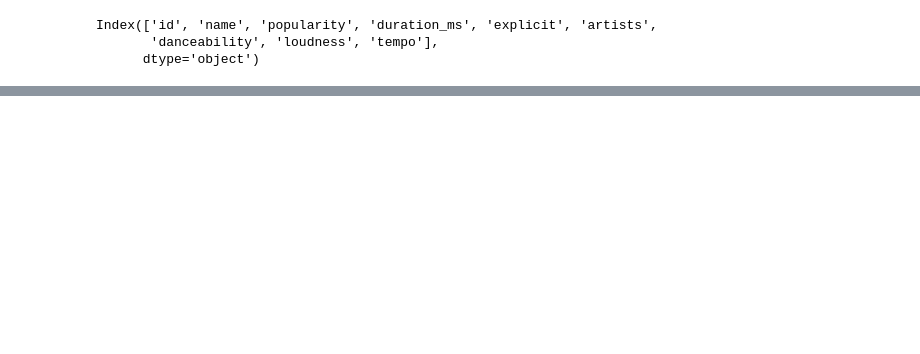
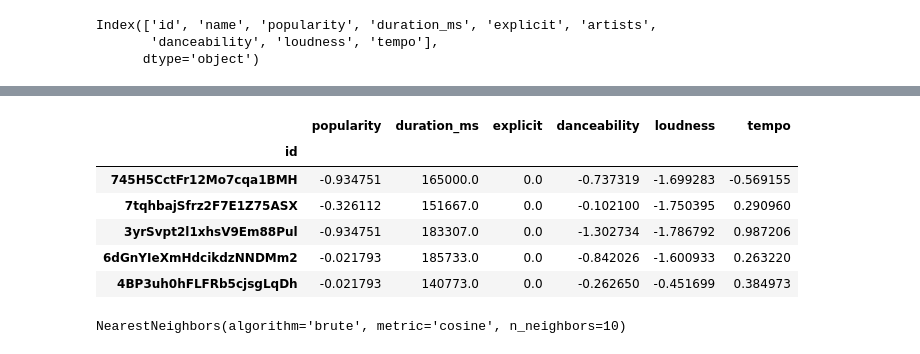
Before and after one commit to junipear21/capstone-group-8-Spotify, a Jupyter notebook: Machine_Learning/Final KNN.ipynb, the cells around one changed output, grey strips where cells are left out. Drawn from its saved outputs; the diff is of its cells as text; code cells hidden in the pictures; blank space fills up the shorter version.

```diff
--- a/Machine_Learning/Final KNN.ipynb
+++ b/Machine_Learning/Final KNN.ipynb
@@ -235 +306,15 @@ from sklearn.neighbors import NearestNeighbors
+# %%
+KNN_top_tracks_proc.index = KNN_top_tracks_proc['id']
+# %%
+KNN_top_tracks_proc = KNN_top_tracks_proc.drop(['id'], axis=1)
+# %%
+KNN_top_tracks_proc.head()
+# %% [output]
+|  | popularity | duration_ms | explicit | danceability | loudness | tempo |
+| id |  |  |  |  |  |  |
+| 745H5CctFr12Mo7cqa1BMH | -0.934751 | 165000.0 | 0.0 | -0.737319 | -1.699283 | -0.569155 |
+| 7tqhbajSfrz2F7E1Z75ASX | -0.326112 | 151667.0 | 0.0 | -0.102100 | -1.750395 | 0.290960 |
+| 3yrSvpt2l1xhsV9Em88Pul | -0.934751 | 183307.0 | 0.0 | -1.302734 | -1.786792 | 0.987206 |
+| 6dGnYIeXmHdcikdzNNDMm2 | -0.021793 | 185733.0 | 0.0 | -0.842026 | -1.600933 | 0.263220 |
+| 4BP3uh0hFLFRb5cjsgLqDh | -0.021793 | 140773.0 | 0.0 | -0.262650 | -0.451699 | 0.384973 |
 # %%
@@ -238,0 +326,4 @@ idx = KNN_top_tracks_proc['id'].iloc[['15']]
+# %%
+model_knn.fit(KNN_top_tracks_proc)
+# %% [output]
+NearestNeighbors(algorithm='brute', metric='cosine', n_neighbors=10)
```
Also changed, not shown: parts of 37 cells of this notebook.
